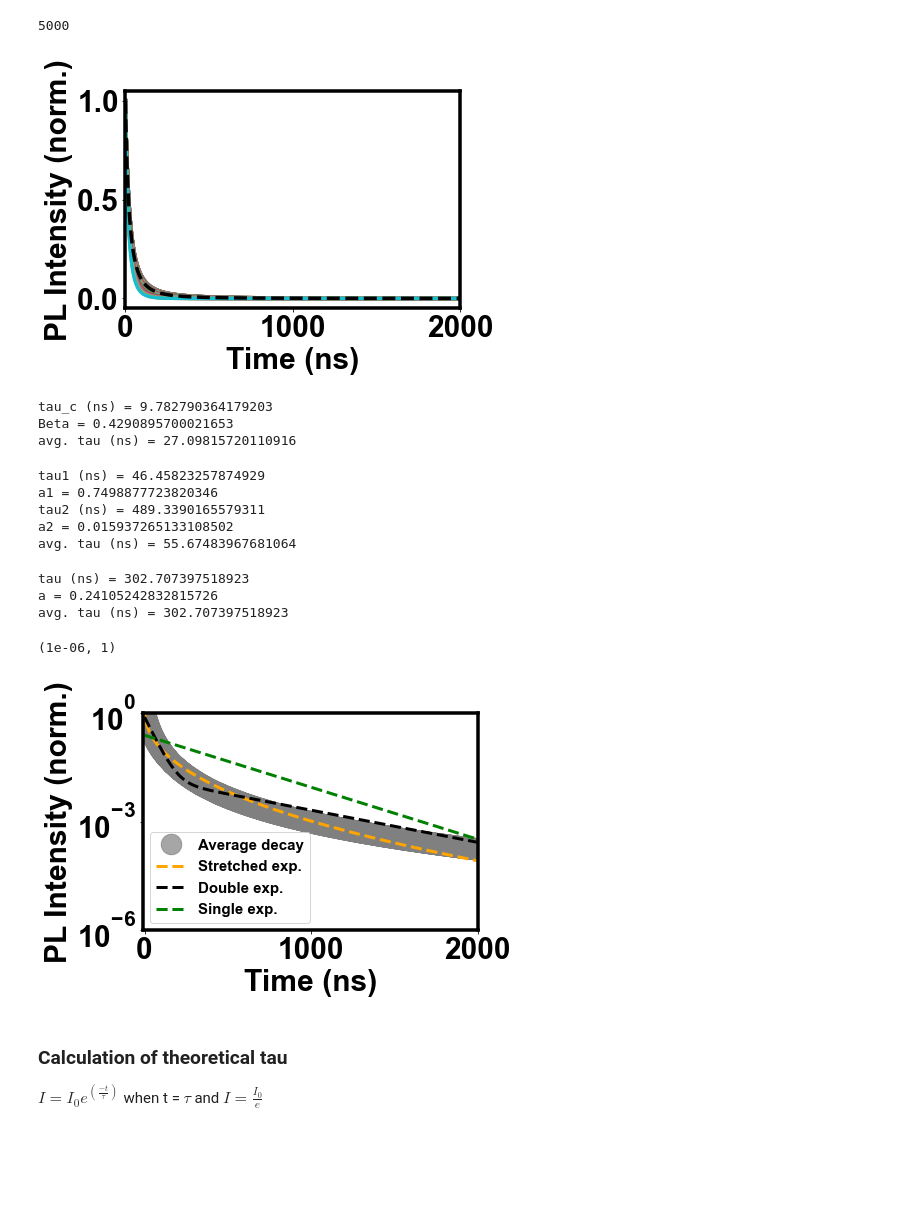
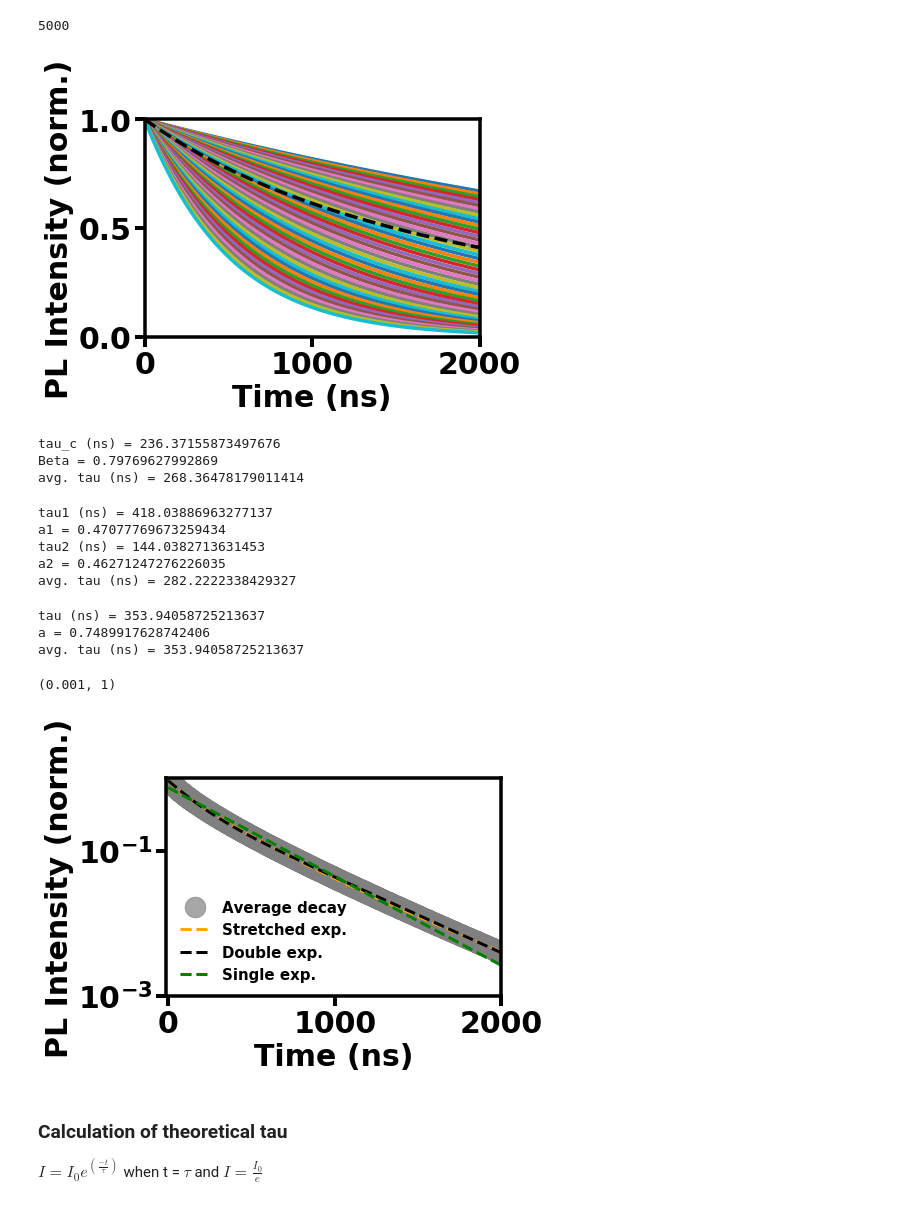
Before and after one commit to GingerLabUW/Carrier_recombination, a Jupyter notebook: PL_Intensity.ipynb, the cells around one changed output. Saved outputs shown, nothing was run; the diff lists cells and outputs as text; code cells hidden in the pictures; blank space fills up the shorter version.

```diff
--- a/PL_Intensity.ipynb
+++ b/PL_Intensity.ipynb
@@ -80,0 +96,15 @@ plt.rc('axes', linewidth = 3.5)
+# %%
+# overall decay
+def decay(t, k1):
+    def model(n, t):
+        k2=1e-11
+        p0=1e13
+        dndt = -(k2*(n*p0*n) - k1*n)
+        return dndt
+    n0 = 1e12
+    n = odeint(model, n0, t)
+    return n
+# %%
+t = np.linspace(0,1000, 1000)
+n = decay(t, 1e6)
+plt.plot(t, n/np.max(n))
@@ -84,11 +154,11 @@ plt.rc('axes', linewidth = 3.5)
 # HLI continuity equation: dn/dt with k2, n0 as a constant and k1 as a variable
 def photoluminescence_HLI(t, k1):
     def model(n, t):
-        k2 = 2e-10
+        k2 = 1e-12
         dndt = -(k2*(n**2) + k1*n)
         return dndt
-    n0 = np.tile(np.power(10, 17), 50)
+    n0 = np.tile(np.power(10, 18), 50)
     n = odeint(model, n0, t)
-    k2 = 2e-10
+    k2 = 1e-12
     pl_HLI = k2 * (n**2)
     return pl_HLI
@@ -111,6 +193,6 @@ def photoluminescence_LLI(t, k1):
 ## 1) Simulation of PL decays in HLI with a *linear distribution* of K_nonrad from 10^5 to 10^7 cm-3
 # %%
 # photoluminescence database from k1 from 1e5 to 1e7 and time from 0 to 1000ns
-pl_HLI = photoluminescence_HLI(t = np.linspace(0,5000, 5000)*1e-9, k1= np.logspace(5, 7, 50))
+pl_HLI = photoluminescence_HLI(t = np.linspace(0,5000, 5000)*1e-9, k1= np.logspace(5, 6, 50))
 pl_HLI
 # %% [output]
@@ -153,13 +235,15 @@ pl_HLI_avg.size
 # %%
 #plot of exponential decay of photoluminescence
 plt.plot(t*1e9, pl_HLI/np.max(pl_HLI))
 plt.plot(t*1e9, pl_HLI_avg/np.max(pl_HLI_avg),'k--', label="Average")
 plt.xlabel('Time (ns)', fontsize=30, fontweight='bold')
 plt.ylabel('PL Intensity (norm.)', fontsize= 30, fontweight='bold')
+plt.tick_params(direction='out', length=10, width=4)
 plt.xlim(0, 2000)
+plt.ylim(0,1)
 plt.show()
 # %% [output]
-[figure, old version]
+[figure, new version]
 # %%
 #streched exponential fitting of the average PL exponential decay
 stretched_exp = stretch_exp_fit(pl_HLI_avg/np.max(pl_HLI_avg), t)
@@ -167,9 +251,9 @@ print("tau_c (ns) = "+str(stretched_exp[0]*1e9))
 print("Beta = "+str(stretched_exp[1]))
 print("avg. tau (ns) = "+str(stretched_exp[3]*1e9))
 # %% [output]
-tau_c (ns) = 9.782790364179203
-Beta = 0.4290895700021653
-avg. tau (ns) = 27.09815720110916
+tau_c (ns) = 236.37155873497676
+Beta = 0.79769627992869
+avg. tau (ns) = 268.36478179011414
 # %%
 #double exponential fitting of the average PL exponential decay
 double_exp = double_exp_fit(pl_HLI_avg/np.max(pl_HLI_avg), t)
@@ -179,11 +263,11 @@ print("tau2 (ns) = "+str(double_exp[2]*1e9))
 print("a2 = "+str(double_exp[3]))
 print("avg. tau (ns) = "+str(double_exp[4]*1e9))
 # %% [output]
-tau1 (ns) = 46.45823257874929
-a1 = 0.7498877723820346
-tau2 (ns) = 489.3390165579311
-a2 = 0.015937265133108502
-avg. tau (ns) = 55.67483967681064
+tau1 (ns) = 418.03886963277137
+a1 = 0.47077769673259434
+tau2 (ns) = 144.0382713631453
+a2 = 0.46271247276226035
+avg. tau (ns) = 282.2222338429327
 # %%
 #triple exponential fitting of the average PL exponential decay
 #triple_exp = triple_exp_fit(pl_HLI_avg/np.max(pl_HLI_avg), t)
@@ -201,6 +285,6 @@ print("tau (ns) = "+str(single_exp[0]*1e9))
 print("a = "+str(single_exp[1]))
 print("avg. tau (ns) = "+str(single_exp[2]*1e9))
 # %% [output]
-tau (ns) = 302.707397518923
-a = 0.24105242832815726
-avg. tau (ns) = 302.707397518923
+tau (ns) = 353.94058725213637
+a = 0.7489917628742406
+avg. tau (ns) = 353.94058725213637
@@ -215,12 +303,13 @@ plt.plot(t*1e9, single_exp[3], 'g--', lw = 3, label="Single exp.")
 plt.yscale('log')
 plt.xlabel("Time (ns)", fontsize=30, fontweight ='bold')
 plt.ylabel("PL Intensity (norm.)", fontsize=30, fontweight ='bold')
-plt.legend(fontsize=15)
+plt.tick_params(direction='out', length=10, width=4)
+plt.legend(fontsize=15, frameon=False)
 plt.xlim(-10, 2000)
-plt.ylim(0.000001, 1)
+plt.ylim(0.001, 1)
 # %% [output]
-(1e-06, 1)
+(0.001, 1)
-[figure, old version]
+[figure, new version]
 # %% [markdown]
 
 
```
Also changed, not shown: parts of 96 cells of this notebook.
